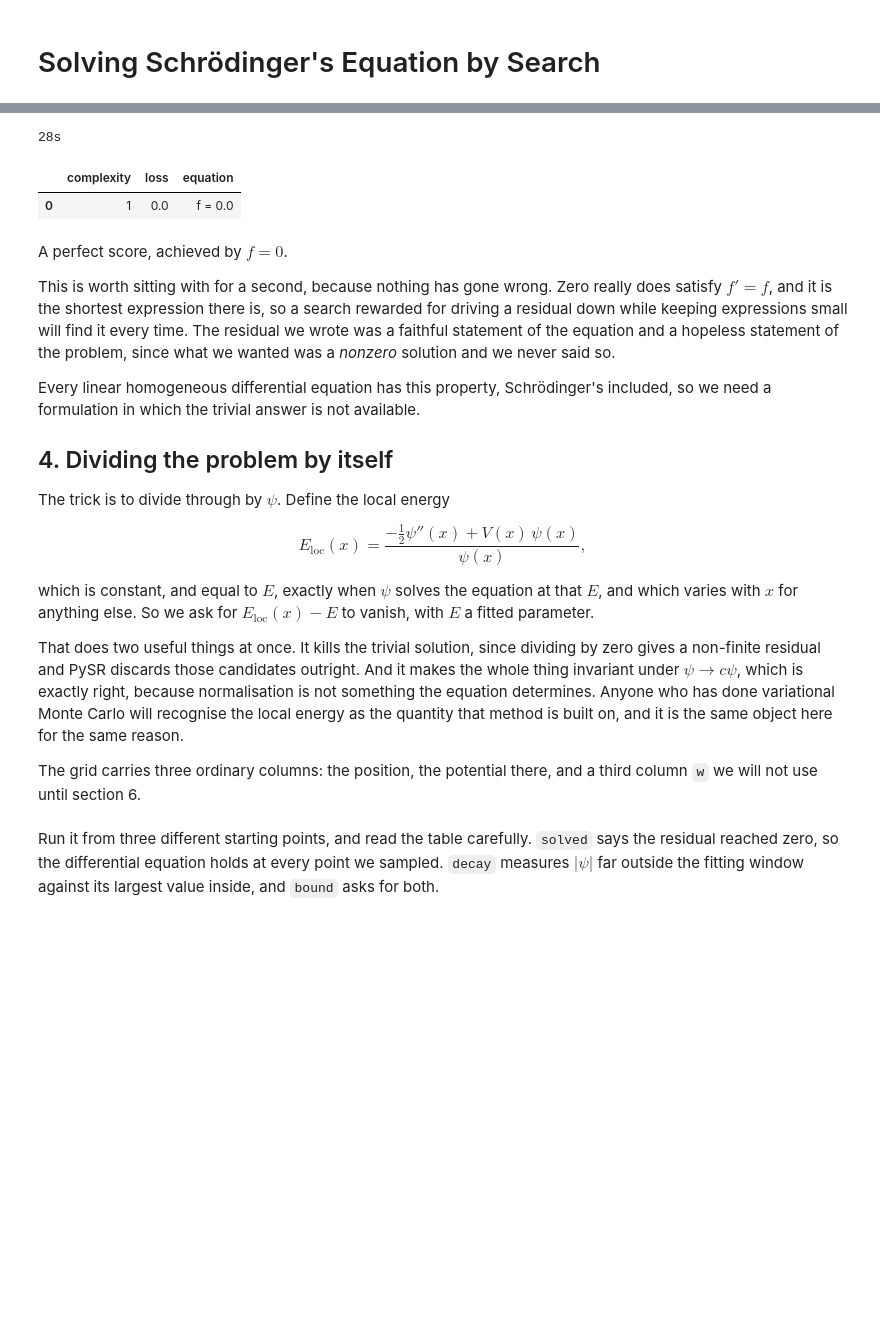
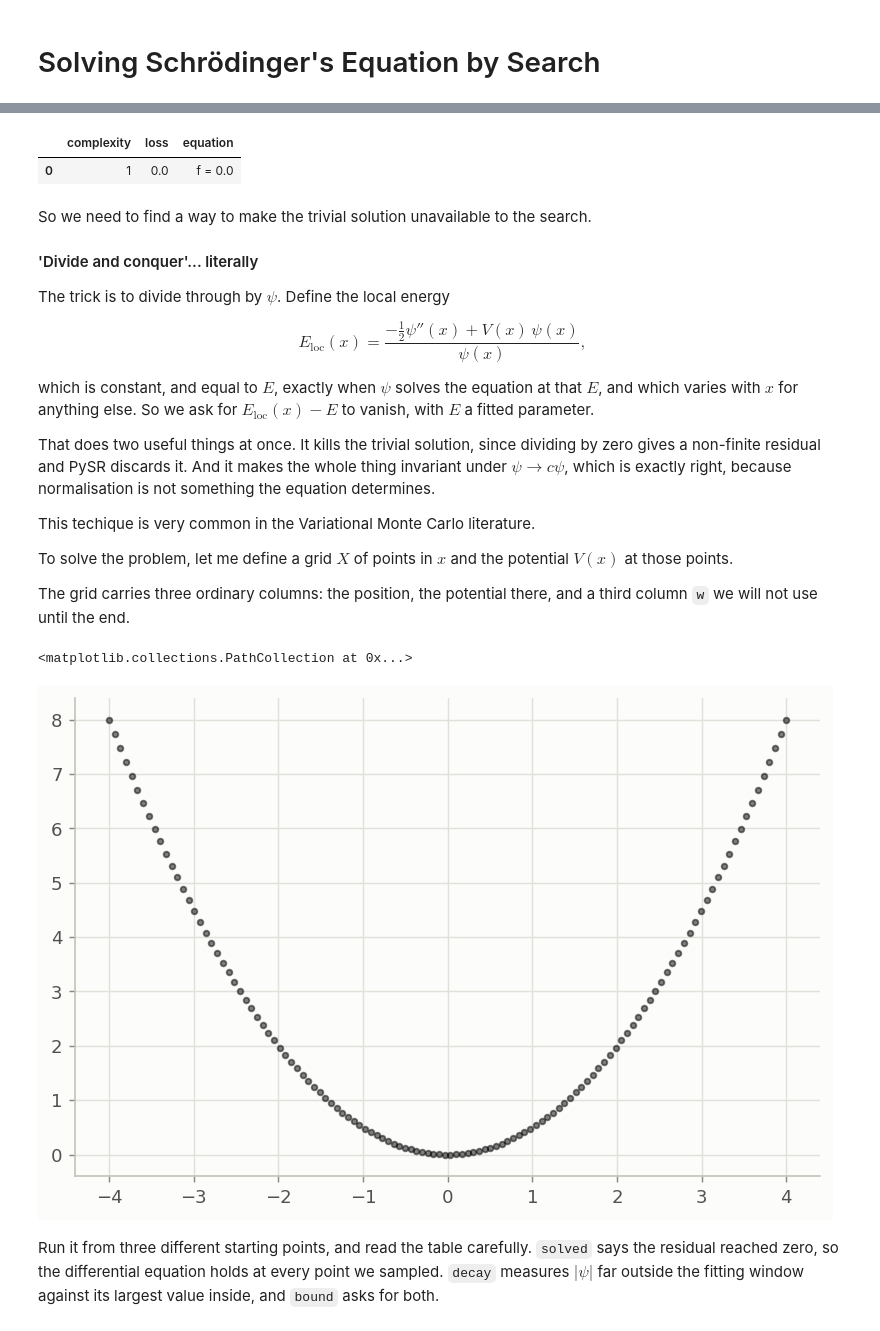
Before and after one commit to ibrahim775/sr_tutorial_material, a Jupyter notebook: 03_schrodinger/03_schrodinger.ipynb, the cells around one changed output, grey strips where cells are left out. Saved outputs shown, nothing was run; the diff lists cells and outputs as text; code cells hidden in the pictures; blank space fills up the shorter version.

```diff
--- a/03_schrodinger/03_schrodinger.ipynb
+++ b/03_schrodinger/03_schrodinger.ipynb
@@ -118,31 +91,19 @@ naive = TemplateExpressionSpec(
     expressions=["f"], variable_names=["x"],
     combine="df = D(f, 1); df(x) - f(x)")
 
-t = time.time()
 collapse = PySRRegressor(
     expression_spec=naive, binary_operators=["+", "-", "*"], unary_operators=["exp"],
     elementwise_loss="(p, t) -> p^2", niterations=10, maxsize=8,
     random_state=0, **REPRO)
 collapse.fit(x_demo, np.zeros(len(x_demo)), variable_names=["x"])
-print(f"{time.time() - t:.0f}s")
 collapse.equations_[["complexity", "loss", "equation"]]
 # %% [output]
-28s
 |  | complexity | loss | equation |
 | 0 | 1 | 0.0 | f = 0.0 |
 # %% [markdown]
-A perfect score, achieved by $f = 0$.
+So we need to find a way to make the trivial solution unavailable to the search.
 
-This is worth sitting with for a second, because nothing has gone wrong. Zero really does satisfy
-$f' = f$, and it is the shortest expression there is, so a search rewarded for driving a residual
-down while keeping expressions small will find it every time. The residual we wrote was a faithful
-statement of the equation and a hopeless statement of the problem, since what we wanted was a
-*nonzero* solution and we never said so.
-
-Every linear homogeneous differential equation has this property, Schrödinger's included, so we
-need a formulation in which the trivial answer is not available.
-
-## 4. Dividing the problem by itself
+#### 'Divide and conquer'... literally
 
 The trick is to divide through by $\psi$. Define the local energy
 
@@ -153,12 +114,23 @@ which varies with $x$ for anything else. So we ask for $E_\text{loc}(x) - E$ to
 a fitted parameter.
 
 That does two useful things at once. It kills the trivial solution, since dividing by zero gives a
-non-finite residual and PySR discards those candidates outright. And it makes the whole thing
+non-finite residual and PySR discards it. And it makes the whole thing
 invariant under $\psi \to c\psi$, which is exactly right, because normalisation is not something
-the equation determines. Anyone who has done variational Monte Carlo will recognise the local
-energy as the quantity that method is built on, and it is the same object here for the same
-reason.
+the equation determines.
+
+This techique is very common in the Variational Monte Carlo literature.
+
+To solve the problem, let me define a grid $X$ of points in $x$ and the potential $V(x)$ at those points.
 
 The grid carries three ordinary columns: the position, the potential there, and a third column
-`w` we will not use until section 6.
+`w` we will not use until the end.
+# %%
+X, y = collocation(harmonic, lo=-4.0, hi=4.0, n=120)
+
+# Plot the collocation points and the potential
+plt.figure(figsize=(6, 4))
+plt.scatter(X[:, 0], X[:, 1], s=10, color="black", alpha=0.5)
+# %% [output]
+<matplotlib.collections.PathCollection at 0x...>
+[figure, added]
 # %%
```
Also changed, not shown: parts of 35 cells of this notebook, 10 other files.
